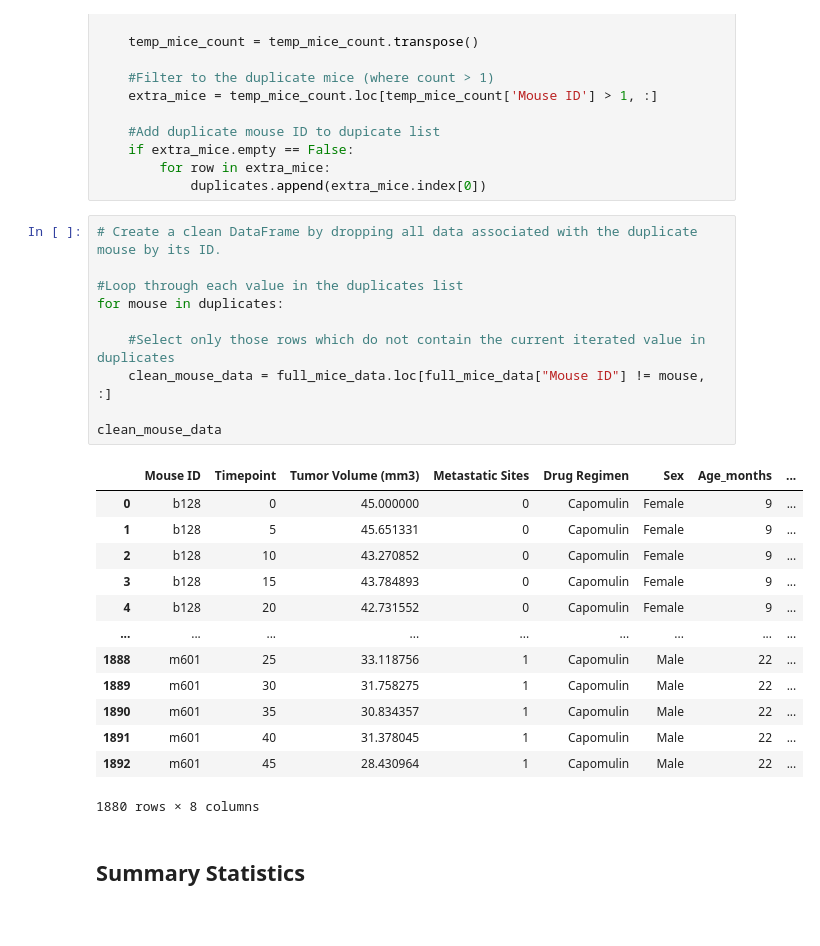
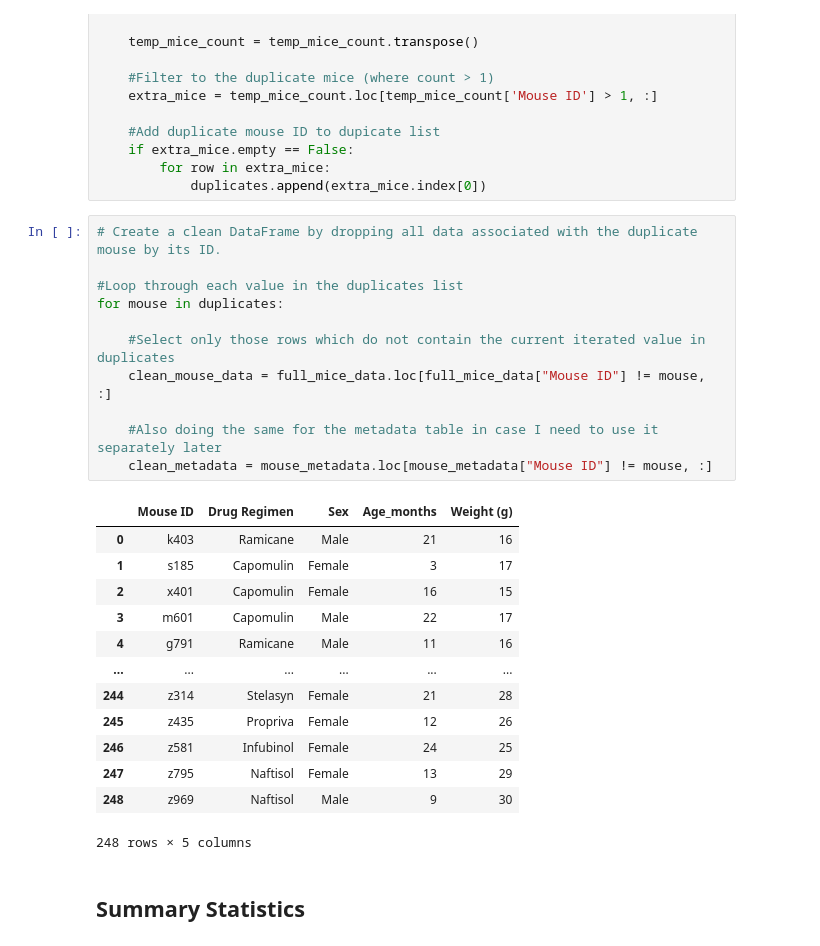
Before and after one commit to tkadamson/Matplotlib-Cancer-Trial-Plots, a Jupyter notebook: pymaceuticals.ipynb, the cells around one changed output. Saved outputs shown, nothing was run; the diff lists cells and outputs as text.

```diff
--- a/pymaceuticals.ipynb
+++ b/pymaceuticals.ipynb
@@ -47,27 +47,28 @@ for time in times:
 # %%
 # Create a clean DataFrame by dropping all data associated with the duplicate mouse by its ID.
 
 #Loop through each value in the duplicates list
 for mouse in duplicates:
 
     #Select only those rows which do not contain the current iterated value in duplicates
     clean_mouse_data = full_mice_data.loc[full_mice_data["Mouse ID"] != mouse, :]
 
-clean_mouse_data
+    #Also doing the same for the metadata table in case I need to use it separately later
+    clean_metadata = mouse_metadata.loc[mouse_metadata["Mouse ID"] != mouse, :]
 # %% [output]
-|  | Mouse ID | Timepoint | Tumor Volume (mm3) | Metastatic Sites | Drug Regimen | Sex | Age_months | ... |
-| 0 | b128 | 0 | 45.000000 | 0 | Capomulin | Female | 9 | ... |
-| 1 | b128 | 5 | 45.651331 | 0 | Capomulin | Female | 9 | ... |
-| 2 | b128 | 10 | 43.270852 | 0 | Capomulin | Female | 9 | ... |
-| 3 | b128 | 15 | 43.784893 | 0 | Capomulin | Female | 9 | ... |
-| 4 | b128 | 20 | 42.731552 | 0 | Capomulin | Female | 9 | ... |
-| ... | ... | ... | ... | ... | ... | ... | ... | ... |
-| 1888 | m601 | 25 | 33.118756 | 1 | Capomulin | Male | 22 | ... |
-| 1889 | m601 | 30 | 31.758275 | 1 | Capomulin | Male | 22 | ... |
-| 1890 | m601 | 35 | 30.834357 | 1 | Capomulin | Male | 22 | ... |
-| 1891 | m601 | 40 | 31.378045 | 1 | Capomulin | Male | 22 | ... |
-| 1892 | m601 | 45 | 28.430964 | 1 | Capomulin | Male | 22 | ... |
+|  | Mouse ID | Drug Regimen | Sex | Age_months | Weight (g) |
+| 0 | k403 | Ramicane | Male | 21 | 16 |
+| 1 | s185 | Capomulin | Female | 3 | 17 |
+| 2 | x401 | Capomulin | Female | 16 | 15 |
+| 3 | m601 | Capomulin | Male | 22 | 17 |
+| 4 | g791 | Ramicane | Male | 11 | 16 |
+| ... | ... | ... | ... | ... | ... |
+| 244 | z314 | Stelasyn | Female | 21 | 28 |
+| 245 | z435 | Propriva | Female | 12 | 26 |
+| 246 | z581 | Infubinol | Female | 24 | 25 |
+| 247 | z795 | Naftisol | Female | 13 | 29 |
+| 248 | z969 | Naftisol | Male | 9 | 30 |
-1880 rows × 8 columns
+248 rows × 5 columns
 # %% [markdown]
 ## Summary Statistics
 # %%
```
Also changed, not shown: parts of 6 cells of this notebook.
